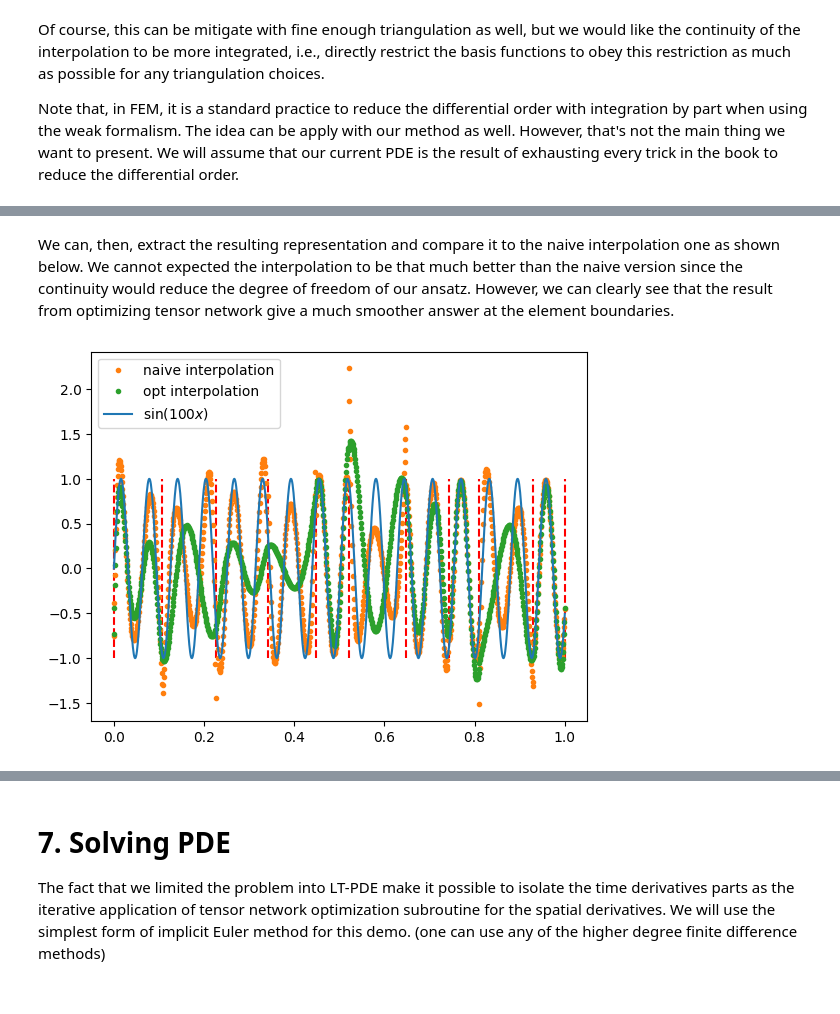
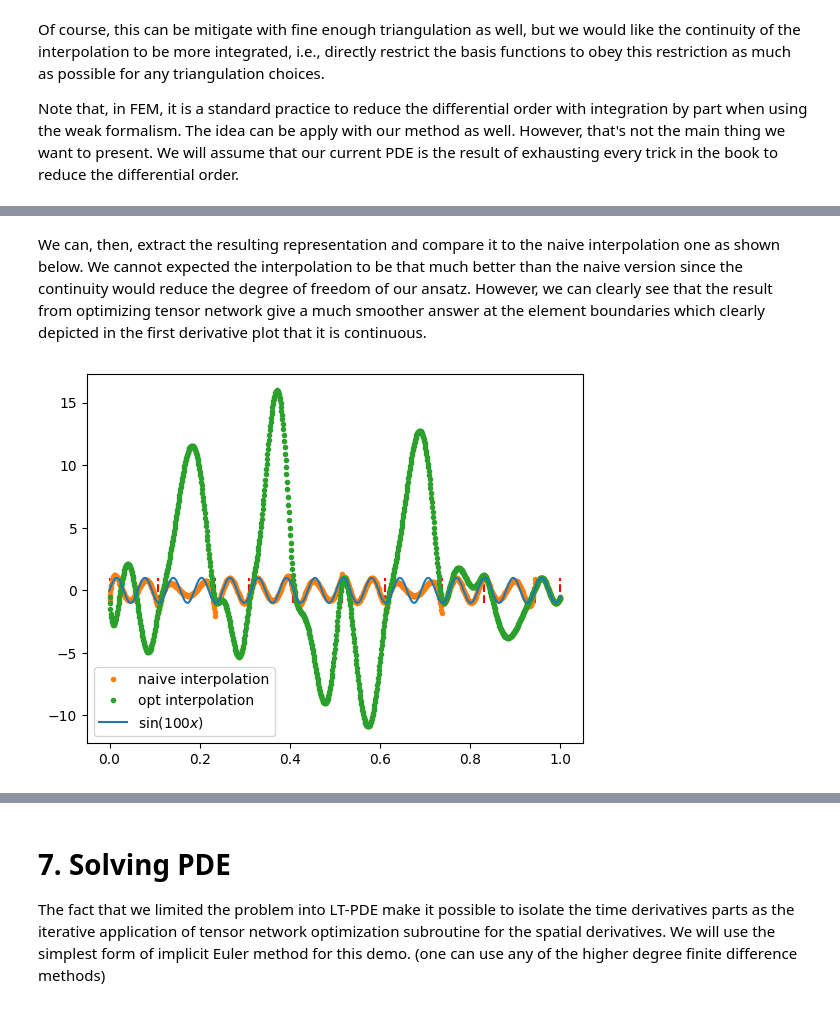
Before and after one commit to c-earth/TNPDE, a Jupyter notebook: intro_demo.ipynb, the cells around one changed output, grey strips where cells are left out. Cells and saved outputs as stored; diff of their text form; code cells hidden in the pictures.

```diff
--- a/intro_demo.ipynb
+++ b/intro_demo.ipynb
@@ -279,4 +297,0 @@ To solve the continuity issue, we will construct interpolation network and optim
-# %%
-domain_basis_fun_overlap = fe.get_domain_basis_fun_overlap(fun_sin100)
-interpolation_operators = tn.get_operators_from_basis_interpolation(basis.basis_overlap, domain_basis_fun_overlap)
-tn.set_operators(interpolation_operators)
@@ -283,2 +314,4 @@ tn.set_operators(interpolation_operators)
+# %%
+interpolation_operators = tn.get_operators_from_basis_interpolation(basis.basis_overlap, fe.get_domain_basis_fun_overlap(fun_sin100))
 # %% [markdown]
 Then, add ansatz initialization along with the boundary conditions operators. One can either use random initialization or use the result from naive interpolation as the initial guess for the ansatz. We'll use naive interpolation as our starting point. Since the naive interpolation would already give a decent interpolation. Because we expected the actual solution of this kind of task to give non-entangled answer, we can safely assume the `bond_order` of the ansatz to be 1. However, if the operator is expected to give entangled result, our ansatz should be of larger bond order as well.
@@ -285,9 +323,0 @@ Then, add ansatz initialization along with the boundary conditions operators. On
-# %%
-bond_order = 1
-
-states = np.ones((triangulation.n, domain_basis_fun_overlap.shape[1] + 1, bond_order, bond_order))
-states[:, :-1, :, :] = rep_sin100_naive[..., None, None]
-states[:, -1] = 1
-
-tn.set_states(states.copy(), bond_order)
-tn.set_bcs(fe.con_bc_operators, fe.env_bc_operators)
@@ -319,20 +324,38 @@ opt_states = tn.solve(rounds = 20, alpha = 1E-8, env = False)
+# %%
+from utils.tensor_network import TensorUnit
+from utils.solver import DMRG
+
+bond_order = 1
+
+state_tensors_sin100 = np.broadcast_to(rep_sin100_naive[..., None, None], rep_sin100_naive.shape + (bond_order,) * (basis.d + 1))
+states_sin100 = TensorUnit(state_tensors_sin100.copy(), len(state_tensors_sin100.shape) - basis.d - 2, [1] * (basis.d + 1), 0)
+
+pde_power = 1
+bc_power = 1
+
+tn.set_states(states_sin100, bond_order)
+tn.set_operators(interpolation_operators, pde_power)
+tn.set_bcs(fe.con_bc_operators, fe.env_bc_operators, bc_power)
+tn.set_solver(DMRG())
+
+states_sin100_opt = tn.solve(rounds = 20, alpha = 1E-7, env = False)
 # %% [markdown]
-We can, then, extract the resulting representation and compare it to the naive interpolation one as shown below. We cannot expected the interpolation to be that much better than the naive version since the continuity would reduce the degree of freedom of our ansatz. However, we can clearly see that the result from optimizing tensor network give a much smoother answer at the element boundaries.
+We can, then, extract the resulting representation and compare it to the naive interpolation one as shown below. We cannot expected the interpolation to be that much better than the naive version since the continuity would reduce the degree of freedom of our ansatz. However, we can clearly see that the result from optimizing tensor network give a much smoother answer at the element boundaries which clearly depicted in the first derivative plot that it is continuous.
 # %%
-rep_sin100_opt = opt_states.tensor[..., :-1, 0, 0]
+rep_sin100_opt = states_sin100_opt.tensor[..., 0, 0]
 rec_sin100_opt = fe.rep2fun(rep_sin100_opt)
 
 x = np.linspace(0, 1, 1000)
 
 plt.figure()
 plt.vlines(triangulation.points, ymin = -1, ymax = 1, colors = 'r', linestyles = '--')
 plt.plot(x, rec_sin100_naive(x), '.C1', label = 'naive interpolation')
 plt.plot(x, rec_sin100_opt(x), '.C2', label = 'opt interpolation')
 plt.plot(x, fun_sin100(x), 'C0', label = r'$\sin(100x)$')
 plt.legend()
 plt.show()
 # %% [output]
-[figure, old version]
+[figure, new version]
 # %%
 rep_prime_sin100_opt = fe.all_diff(rep_sin100_opt, dim = 0)
 rec_prime_sin100_opt = fe.rep2fun(rep_prime_sin100_opt)
```
Also changed, not shown: parts of 35 cells of this notebook, 4 other files.
